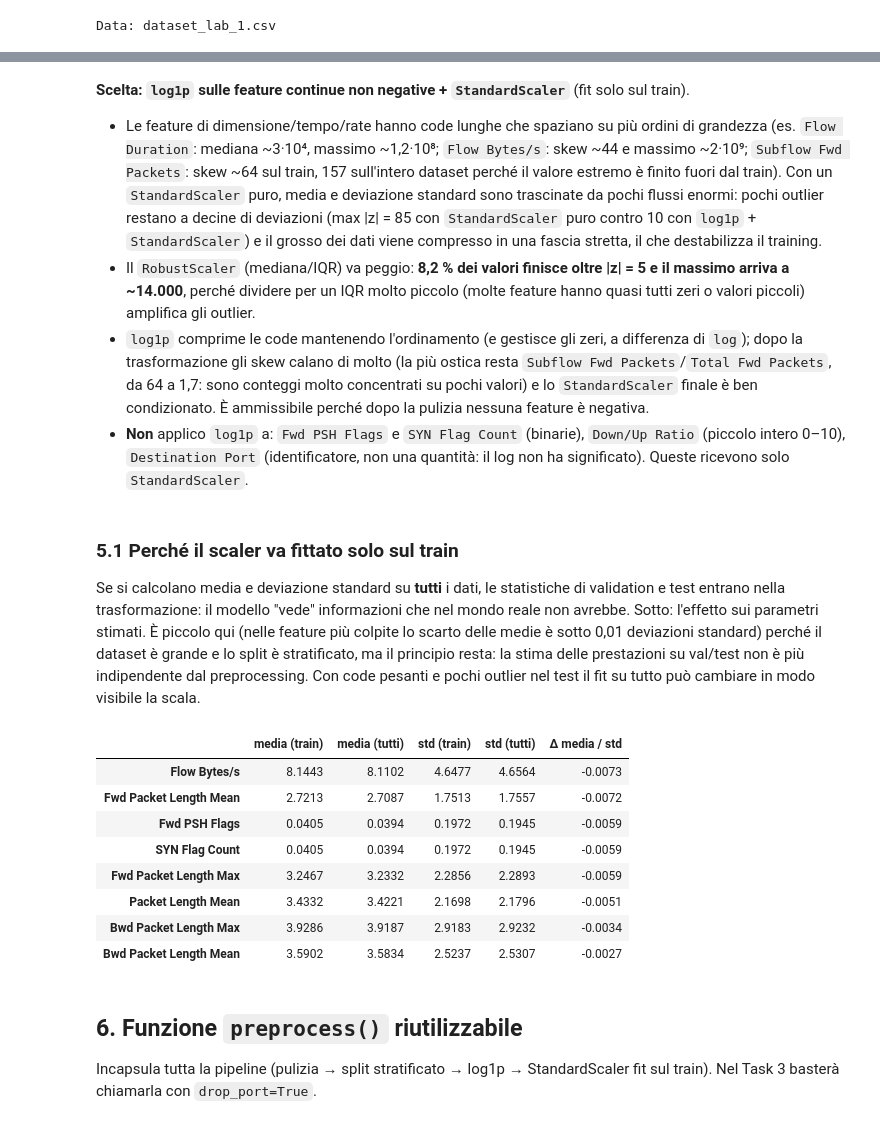
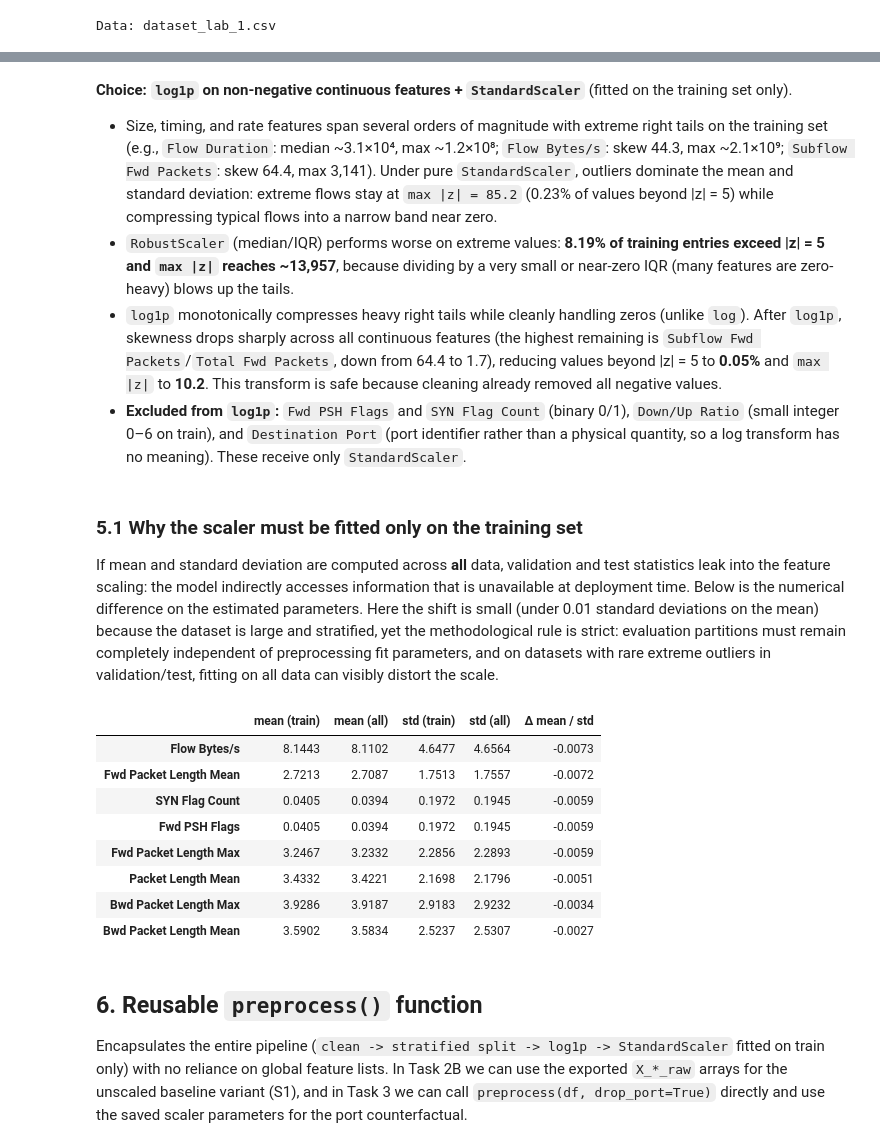
Before and after one commit to pietrovalese/AI-Cyber-Lab1, a Jupyter notebook: Lab1_Task1_Preprocessing.ipynb, the cells around one changed output, grey strips where cells are left out. Saved outputs shown, nothing was run; the diff lists cells and outputs as text; code cells hidden in the pictures.

Commit message:
complete task 1

```diff
--- a/Lab1_Task1_Preprocessing.ipynb
+++ b/Lab1_Task1_Preprocessing.ipynb
@@ -15,7 +15,7 @@ Struttura del notebook:
 # %% [markdown]
 ## 1. Setup
 # %%
-import os, json, warnings
+import os, warnings, hashlib
 import numpy as np
 import pandas as pd
 import matplotlib.pyplot as plt
@@ -27,8 +27,7 @@ SEED = 42
 np.random.seed(SEED)
 
 DATA_PATH = "dataset_lab_1.csv"
-if not os.path.exists(DATA_PATH):
-    DATA_PATH = "/mnt/user-data/uploads/dataset_lab_1.csv"
+assert os.path.exists(DATA_PATH), f"Dataset not found: {DATA_PATH}"
 OUT_DIR = "task1_outputs"
 os.makedirs(OUT_DIR, exist_ok=True)
 
@@ -162,25 +179,26 @@ display(port_info)
 def clean(df_in, verbose=True):
     log = {}
     d = df_in.copy()
-    log["0_grezzo"] = d[LABEL].value_counts()
+    feats = [c for c in d.columns if c != LABEL]
+    log["0_raw"] = d[LABEL].value_counts()
 
-    d[FEATURES] = d[FEATURES].replace([np.inf, -np.inf], np.nan)
+    d[feats] = d[feats].replace([np.inf, -np.inf], np.nan)
     d = d.dropna()
-    log["1_dopo_NaN/inf"] = d[LABEL].value_counts()
+    log["1_after_NaN_inf"] = d[LABEL].value_counts()
 
-    d = d[~(d[FEATURES] < 0).any(axis=1)]
-    log["2_dopo_negativi"] = d[LABEL].value_counts()
+    d = d[~(d[feats] < 0).any(axis=1)]
+    log["2_after_negative"] = d[LABEL].value_counts()
 
     d = d.drop_duplicates()
-    log["3_dopo_duplicati"] = d[LABEL].value_counts()
+    log["3_after_dedup"] = d[LABEL].value_counts()
 
     table = pd.DataFrame(log).fillna(0).astype(int)
-    table.loc["TOTALE"] = table.sum()
+    table.loc["TOTAL"] = table.sum()
     if verbose:
         display(table)
     return d.reset_index(drop=True), table
 
 df_clean, clean_table = clean(df)
-n0, n1 = clean_table.loc["TOTALE", "0_grezzo"], clean_table.loc["TOTALE", "3_dopo_duplicati"]
-print(f"Campioni PRIMA della pulizia: {n0:,}   DOPO: {n1:,}   (rimossi {n0-n1:,} = {100*(n0-n1)/n0:.1f}%)")
+n0, n1 = clean_table.loc["TOTAL", "0_raw"], clean_table.loc["TOTAL", "3_after_dedup"]
+print(f"Samples BEFORE cleaning: {n0:,}   AFTER: {n1:,}   (removed {n0 - n1:,} = {100 * (n0 - n1) / n0:.1f}%)")
 # %% [output]
@@ -349,41 +376,41 @@ display(skew_cmp)
 | Flow Packets/s | 7.3 | 0.1 |
 | Total Fwd Packets | 64.4 | 1.7 |
 # %% [markdown]
-**Scelta: `log1p` sulle feature continue non negative + `StandardScaler`** (fit solo sul train).
+**Choice: `log1p` on non-negative continuous features + `StandardScaler`** (fitted on the training set only).
 
-- Le feature di dimensione/tempo/rate hanno code lunghe che spaziano su più ordini di grandezza (es. `Flow Duration`: mediana ~3·10⁴, massimo ~1,2·10⁸; `Flow Bytes/s`: skew ~44 e massimo ~2·10⁹; `Subflow Fwd Packets`: skew ~64 sul train, 157 sull'intero dataset perché il valore estremo è finito fuori dal train). Con un `StandardScaler` puro, media e deviazione standard sono trascinate da pochi flussi enormi: pochi outlier restano a decine di deviazioni (max |z| = 85 con `StandardScaler` puro contro 10 con `log1p` + `StandardScaler`) e il grosso dei dati viene compresso in una fascia stretta, il che destabilizza il training.
-- Il `RobustScaler` (mediana/IQR) va peggio: **8,2 % dei valori finisce oltre |z| = 5 e il massimo arriva a ~14.000**, perché dividere per un IQR molto piccolo (molte feature hanno quasi tutti zeri o valori piccoli) amplifica gli outlier.
-- `log1p` comprime le code mantenendo l'ordinamento (e gestisce gli zeri, a differenza di `log`); dopo la trasformazione gli skew calano di molto (la più ostica resta `Subflow Fwd Packets`/`Total Fwd Packets`, da 64 a 1,7: sono conteggi molto concentrati su pochi valori) e lo `StandardScaler` finale è ben condizionato. È ammissibile perché dopo la pulizia nessuna feature è negativa.
-- **Non** applico `log1p` a: `Fwd PSH Flags` e `SYN Flag Count` (binarie), `Down/Up Ratio` (piccolo intero 0–10), `Destination Port` (identificatore, non una quantità: il log non ha significato). Queste ricevono solo `StandardScaler`.
+- Size, timing, and rate features span several orders of magnitude with extreme right tails on the training set (e.g., `Flow Duration`: median ~3.1×10⁴, max ~1.2×10⁸; `Flow Bytes/s`: skew 44.3, max ~2.1×10⁹; `Subflow Fwd Packets`: skew 64.4, max 3,141). Under pure `StandardScaler`, outliers dominate the mean and standard deviation: extreme flows stay at `max |z| = 85.2` (0.23% of values beyond |z| = 5) while compressing typical flows into a narrow band near zero.
+- `RobustScaler` (median/IQR) performs worse on extreme values: **8.19% of training entries exceed |z| = 5 and `max |z|` reaches ~13,957**, because dividing by a very small or near-zero IQR (many features are zero-heavy) blows up the tails.
+- `log1p` monotonically compresses heavy right tails while cleanly handling zeros (unlike `log`). After `log1p`, skewness drops sharply across all continuous features (the highest remaining is `Subflow Fwd Packets`/`Total Fwd Packets`, down from 64.4 to 1.7), reducing values beyond |z| = 5 to **0.05%** and `max |z|` to **10.2**. This transform is safe because cleaning already removed all negative values.
+- **Excluded from `log1p`:** `Fwd PSH Flags` and `SYN Flag Count` (binary 0/1), `Down/Up Ratio` (small integer 0–6 on train), and `Destination Port` (port identifier rather than a physical quantity, so a log transform has no meaning). These receive only `StandardScaler`.
 # %% [markdown]
-### 5.1 Perché il scaler va fittato solo sul train
+### 5.1 Why the scaler must be fitted only on the training set
 
-Se si calcolano media e deviazione standard su **tutti** i dati, le statistiche di validation e test entrano nella trasformazione: il modello "vede" informazioni che nel mondo reale non avrebbe. Sotto: l'effetto sui parametri stimati. È piccolo qui (nelle feature più colpite lo scarto delle medie è sotto 0,01 deviazioni standard) perché il dataset è grande e lo split è stratificato, ma il principio resta: la stima delle prestazioni su val/test non è più indipendente dal preprocessing. Con code pesanti e pochi outlier nel test il fit su tutto può cambiare in modo visibile la scala.
+If mean and standard deviation are computed across **all** data, validation and test statistics leak into the feature scaling: the model indirectly accesses information that is unavailable at deployment time. Below is the numerical difference on the estimated parameters. Here the shift is small (under 0.01 standard deviations on the mean) because the dataset is large and stratified, yet the methodological rule is strict: evaluation partitions must remain completely independent of preprocessing fit parameters, and on datasets with rare extreme outliers in validation/test, fitting on all data can visibly distort the scale.
 # %%
 Xall_log = make_log(df_clean[FEATURES])
 sc_train = StandardScaler().fit(Xtr_log)
 sc_all = StandardScaler().fit(Xall_log)
 
 leak = pd.DataFrame({
-    "media (train)": sc_train.mean_, "media (tutti)": sc_all.mean_,
-    "std (train)": sc_train.scale_, "std (tutti)": sc_all.scale_,
+    "mean (train)": sc_train.mean_, "mean (all)": sc_all.mean_,
+    "std (train)": sc_train.scale_, "std (all)": sc_all.scale_,
 }, index=FEATURES)
-leak["Δ media / std"] = ((leak["media (tutti)"] - leak["media (train)"]) / leak["std (train)"]).round(4)
-display(leak.round(4).sort_values("Δ media / std", key=np.abs, ascending=False).head(8))
+leak["Δ mean / std"] = ((leak["mean (all)"] - leak["mean (train)"]) / leak["std (train)"]).round(4)
+display(leak.round(4).sort_values("Δ mean / std", key=np.abs, ascending=False).head(8))
 # %% [output]
-|  | media (train) | media (tutti) | std (train) | std (tutti) | Δ media / std |
+|  | mean (train) | mean (all) | std (train) | std (all) | Δ mean / std |
 | Flow Bytes/s | 8.1443 | 8.1102 | 4.6477 | 4.6564 | -0.0073 |
 | Fwd Packet Length Mean | 2.7213 | 2.7087 | 1.7513 | 1.7557 | -0.0072 |
+| SYN Flag Count | 0.0405 | 0.0394 | 0.1972 | 0.1945 | -0.0059 |
 | Fwd PSH Flags | 0.0405 | 0.0394 | 0.1972 | 0.1945 | -0.0059 |
-| SYN Flag Count | 0.0405 | 0.0394 | 0.1972 | 0.1945 | -0.0059 |
 | Fwd Packet Length Max | 3.2467 | 3.2332 | 2.2856 | 2.2893 | -0.0059 |
 | Packet Length Mean | 3.4332 | 3.4221 | 2.1698 | 2.1796 | -0.0051 |
 | Bwd Packet Length Max | 3.9286 | 3.9187 | 2.9183 | 2.9232 | -0.0034 |
 | Bwd Packet Length Mean | 3.5902 | 3.5834 | 2.5237 | 2.5307 | -0.0027 |
 # %% [markdown]
-## 6. Funzione `preprocess()` riutilizzabile
+## 6. Reusable `preprocess()` function
 
-Incapsula tutta la pipeline (pulizia → split stratificato → log1p → StandardScaler fit sul train). Nel Task 3 basterà chiamarla con `drop_port=True`.
+Encapsulates the entire pipeline (`clean -> stratified split -> log1p -> StandardScaler` fitted on train only) with no reliance on global feature lists. In Task 2B we can use the exported `X_*_raw` arrays for the unscaled baseline variant (S1), and in Task 3 we can call `preprocess(df, drop_port=True)` directly and use the saved scaler parameters for the port counterfactual.
 # %%
 def preprocess(df_in, drop_port=False, seed=SEED, dedup=True, test_size=0.15, val_size=0.15, verbose=True):
     d = df_in.copy()
```
Also changed, not shown: parts of 22 cells of this notebook, 1 other file.
